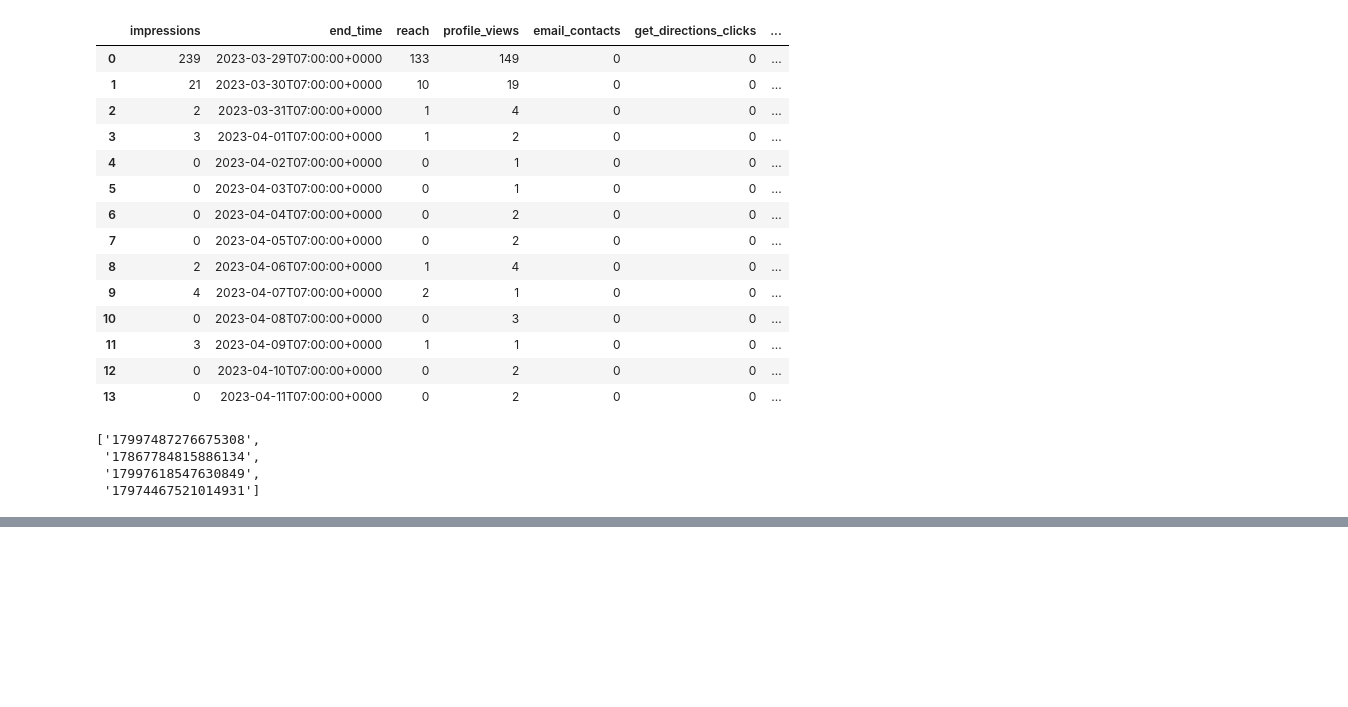
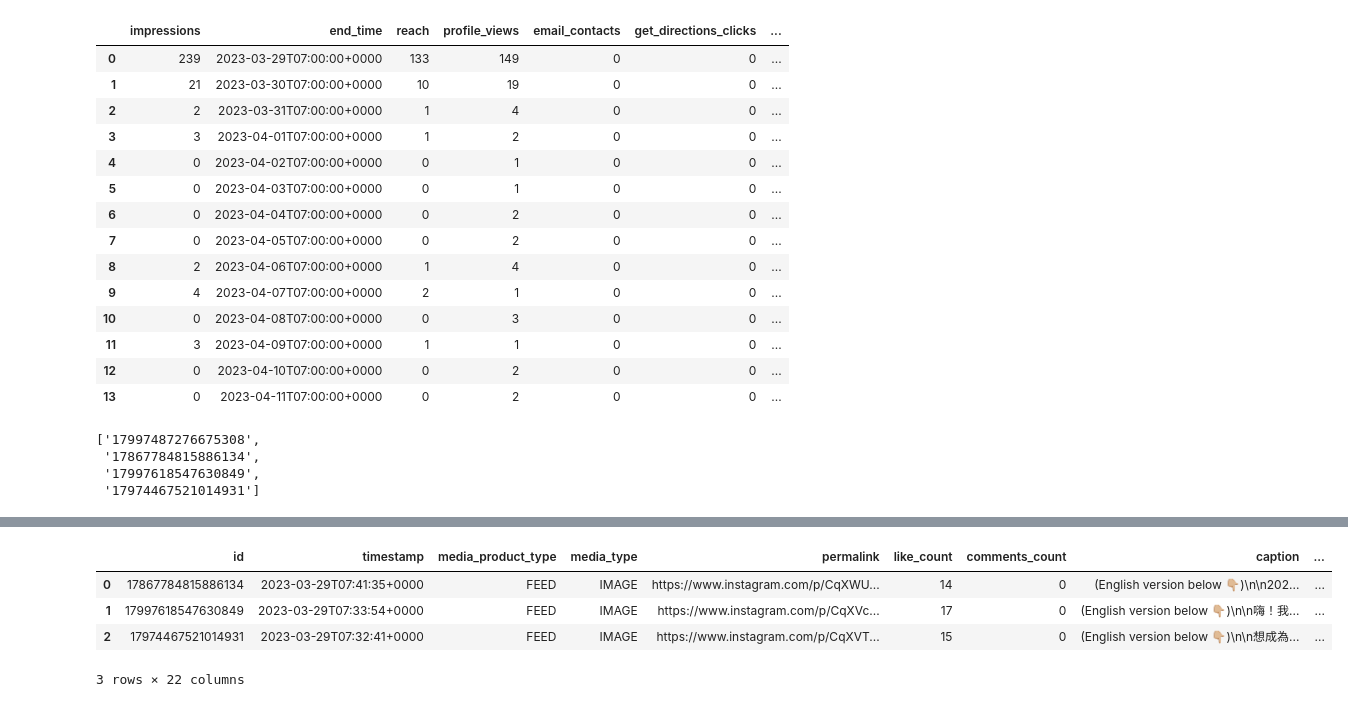
Before and after one commit to raphaelfloresca/cdb-data-warehouse-etl, a Jupyter notebook: ig.ipynb, the cells around one changed output, grey strips where cells are left out. Drawn from its saved outputs; the diff is of its cells as text; code cells hidden in the pictures; blank space fills up the shorter version.

Commit message:
Finished pulling in all IG data

```diff
--- a/ig.ipynb
+++ b/ig.ipynb
@@ -271,7 +291,10 @@ def format_navigation_breakdown_dict(raw_data):
 
   return breakdown_dict
 # %%
-data_dict_list = []
+post_list = []
+album_list = []
+reels_list = []
+story_list = []
 
 for media in media_list:
   url = "https://graph.facebook.com/v16.0/{}?fields=id,timestamp,media_product_type,media_type,permalink,like_count,comments_count,caption&access_token={}".format(media, access_token)
@@ -279,7 +302,7 @@ for media in media_list:
   media_info = request.json()
 
   if media_info['media_type'] == 'IMAGE' or media_info['media_type'] == 'VIDEO':
-    url = "https://graph.facebook.com/v16.0/{}/insights?metric=follows,profile_visits,shares,total_interactions,reach,saved,video_views&access_token={}".format(media, access_token)
+    url = "https://graph.facebook.com/v16.0/{}/insights?metric=follows,profile_visits,shares,total_interactions,impressions,reach,saved,video_views&access_token={}".format(media, access_token)
     request = requests.get(url)
     media_metrics = request.json()['data']
     data_dict = format_data_dict(media_metrics)
@@ -294,16 +317,16 @@ for media in media_list:
       breakdown_dict = {'bio_link_clicked': 0, 'call': 0, 'direction': 0, 'email': 0, 'other': 0, 'text': 0}
 
     data_dict.update(breakdown_dict)
-
-    data_dict_list.append(data_dict)
+    media_info.update(data_dict)
+    post_list.append(media_info)
 
   if media_info['media_type'] == 'CAROUSEL_ALBUM':
     url = "https://graph.facebook.com/v16.0/{}/insights?metric=carousel_album_engagement,carousel_album_impressions,carousel_album_reach,carousel_album_saved,carousel_album_video_views&access_token={}".format(media, access_token)
     request = requests.get(url)
     media_metrics = request.json()['data']
     data_dict = format_data_dict(media_metrics)
-
-    data_dict_list.append(data_dict)
+    media_info.update(data_dict)
+    album_list.append(media_info)
 
   if media_info['media_product_type'] == 'STORY':
     url = "https://graph.facebook.com/v16.0/{}/insights?metric=comments,likes,plays,reach,saved,shares,total_interactions&access_token={}".format(media, access_token)
@@ -332,7 +355,8 @@ for media in media_list:
       breakdown_dict = {'automatic_forward': 0, 'tap_back': 0, 'tap_exit': 0, 'tap_forward': 0, 'swipe_back': 0, 'swipe_down': 0, 'swipe_forward': 0, 'swipe_up': 0}
 
     data_dict.update(breakdown_dict)
-    data_dict_list.append(data_dict)
+    media_info.update(data_dict)
+    story_list.append(media_info)
 
   if media_info['media_product_type'] == 'REELS':
     url = "https://graph.facebook.com/v16.0/{}/insights?metric=exits,impressions,reach,replies,taps_forward,taps_back&access_token={}".format(media, access_token)
@@ -340,5 +364,18 @@ for media in media_list:
     media_metrics = request.json()['data']
 
     data_dict = format_data_dict(media_metrics)
-
-    data_dict_list.append(data_dict)
+    media_info.update(data_dict)
+    reels_list.append(media_info)
+# %%
+post_df = pd.DataFrame(post_list)
+album_df = pd.DataFrame(album_list)
+story_df = pd.DataFrame(story_list)
+reels_df = pd.DataFrame(reels_list)
+# %%
+post_df
+# %% [output]
+|  | id | timestamp | media_product_type | media_type | permalink | like_count | comments_count | caption | ... |
+| 0 | 17867784815886134 | 2023-03-29T07:41:35+0000 | FEED | IMAGE | https://www.instagram.com/p/CqXWU... | 14 | 0 | (English version below 👇🏼)\n\n202... | ... |
+| 1 | 17997618547630849 | 2023-03-29T07:33:54+0000 | FEED | IMAGE | https://www.instagram.com/p/CqXVc... | 17 | 0 | (English version below 👇🏼)\n\n嗨！我... | ... |
+| 2 | 17974467521014931 | 2023-03-29T07:32:41+0000 | FEED | IMAGE | https://www.instagram.com/p/CqXVT... | 15 | 0 | (English version below 👇🏼)\n\n想成為... | ... |
+3 rows × 22 columns
```
Also changed, not shown: parts of 8 cells of this notebook, 2 other files.
